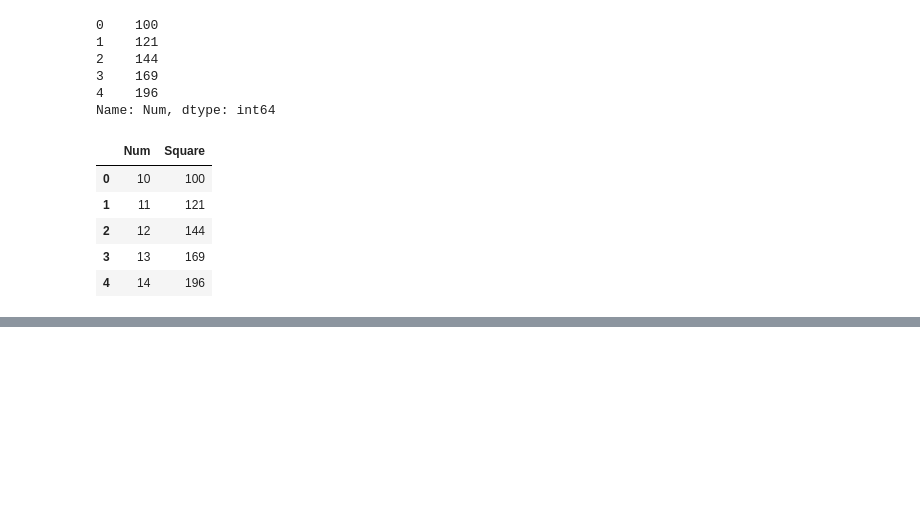
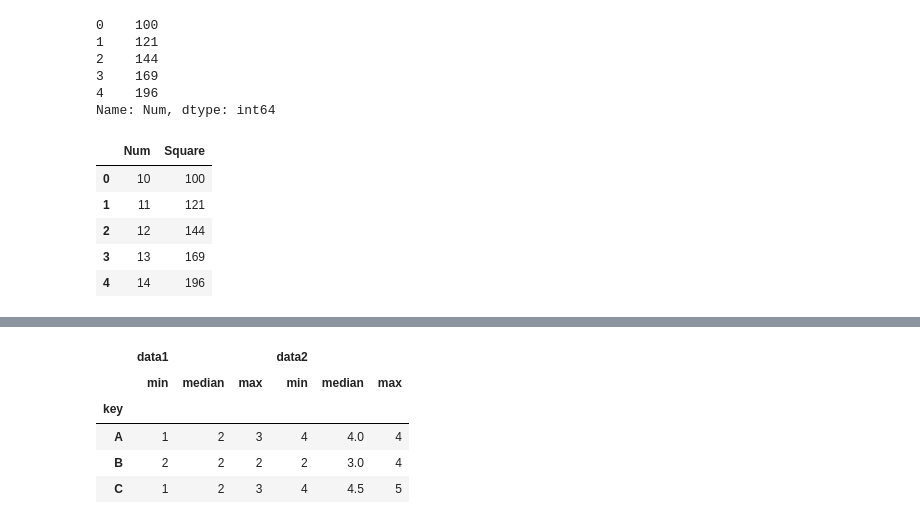
Before and after one commit to Notepad96/Data-Analysis, a Jupyter notebook: pandas/pandas2.ipynb, the cells around one changed output, grey strips where cells are left out. Drawn from its saved outputs; the diff is of its cells as text; code cells hidden in the pictures; blank space fills up the shorter version.

```diff
--- a/pandas/pandas2.ipynb
+++ b/pandas/pandas2.ipynb
@@ -103,4 +107,5 @@ df
 # %%
 # groupby 그룹으로 묶기 : 조건부로 집계하고 싶은 경우 사용
 # %%
-df = pd.DataFrame({'Key': ['A', 'B', 'C', 'A', 'B', 'C'], 'data1': [1, 2, 3, 1, 2, 3], })
+df = pd.DataFrame({'key': ['A', 'B', 'C', 'A', 'B', 'C'], 'data1': [3, 2, 1, 1, 2, 3], 'data2': np.random.randint(0, 6, 6)})
+df
@@ -106,0 +140,9 @@ df = pd.DataFrame({'Key': ['A', 'B', 'C', 'A', 'B', 'C'], 'data1': [1, 2, 3, 1,
+# %%
+df.groupby('key').aggregate(['min', np.median, 'max'])
+# %% [output]
+|  | data1 |  |  | data2 |  |  |
+|  | min | median | max | min | median | max |
+| key |  |  |  |  |  |  |
+| A | 1 | 2 | 3 | 4 | 4.0 | 4 |
+| B | 2 | 2 | 2 | 2 | 3.0 | 4 |
+| C | 1 | 2 | 3 | 4 | 4.5 | 5 |
```
Also changed, not shown: parts of 16 cells of this notebook.
